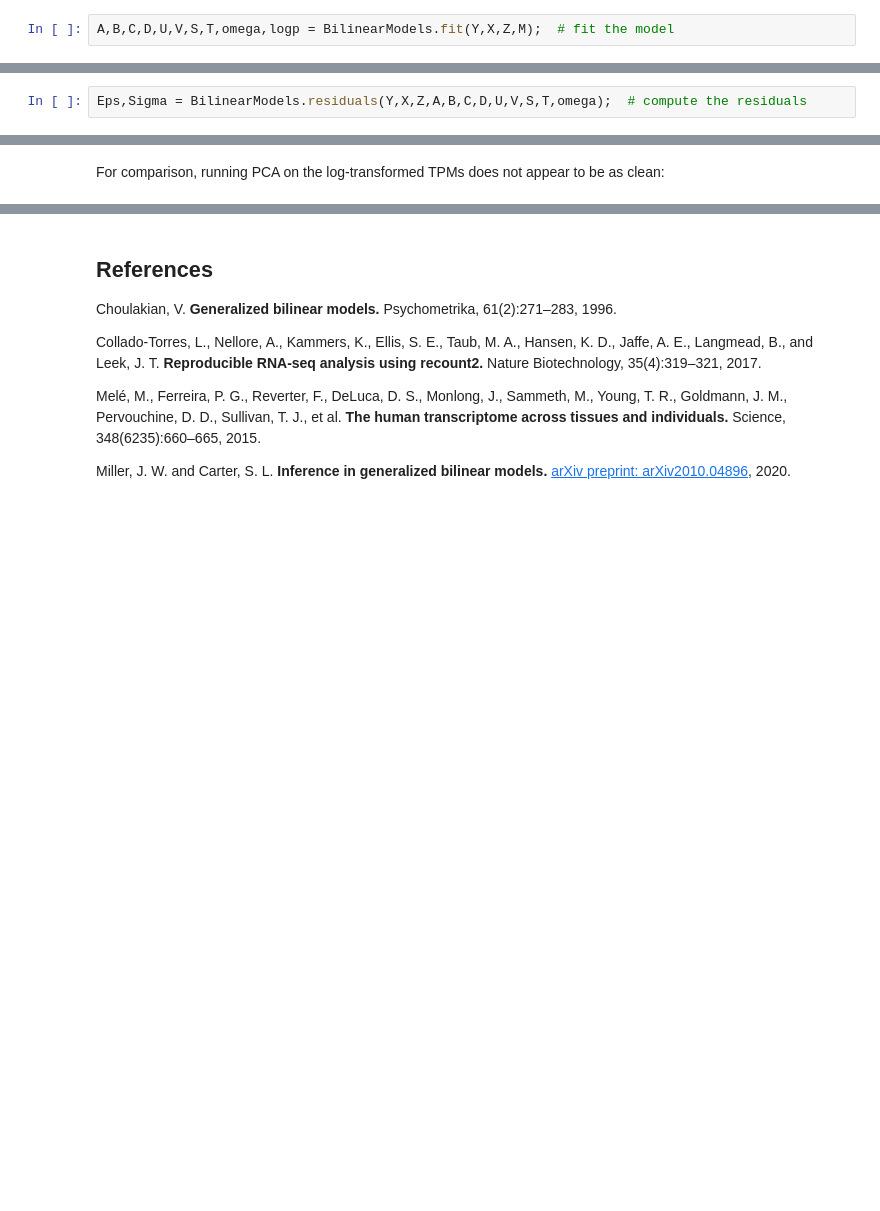
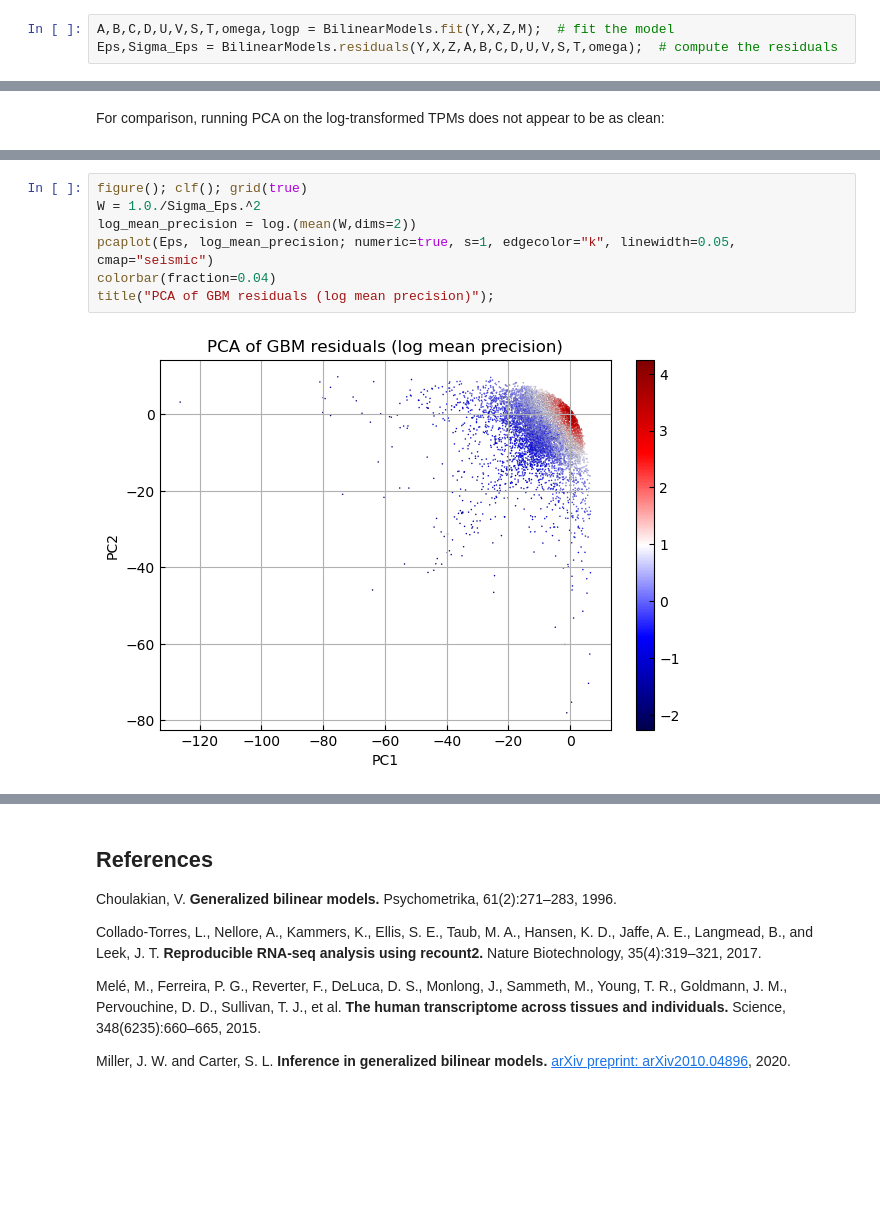
Before and after one commit to jwmi/BilinearModelsExamples, a Jupyter notebook: tutorial/Tutorial for BilinearModels package.ipynb, the cells around one changed output, grey strips where cells are left out. Cells and saved outputs as stored; diff of their text form; blank space fills up the shorter version.

```diff
--- a/tutorial/Tutorial for BilinearModels package.ipynb
+++ b/tutorial/Tutorial for BilinearModels package.ipynb
@@ -127,4 +186,5 @@ To estimate the model parameters and compute the residuals, run:
 # %%
 A,B,C,D,U,V,S,T,omega,logp = BilinearModels.fit(Y,X,Z,M);  # fit the model
+Eps,Sigma_Eps = BilinearModels.residuals(Y,X,Z,A,B,C,D,U,V,S,T,omega);  # compute the residuals
 # %% [output]
 max step size enforced in S[i] update for one or more i.
@@ -137,8 +197,6 @@ iteration 4: logp = -4.599710814322703e7
 iteration 5: logp = -4.599625286131605e7
 iteration 6: logp = -4.5996207168753944e7
 Finished.
-# %%
-Eps,Sigma = BilinearModels.residuals(Y,X,Z,A,B,C,D,U,V,S,T,omega);  # compute the residuals
 # %%
 Eps   # residuals (in log space)
 # %% [output]
@@ -208,0 +319,9 @@ end
+# %%
+figure(); clf(); grid(true)
+W = 1.0./Sigma_Eps.^2
+log_mean_precision = log.(mean(W,dims=2))
+pcaplot(Eps, log_mean_precision; numeric=true, s=1, edgecolor="k", linewidth=0.05, cmap="seismic")
+colorbar(fraction=0.04)
+title("PCA of GBM residuals (log mean precision)");
+# %% [output]
+[figure, added]
```
Also changed, not shown: parts of 32 cells of this notebook, 1 other file.
